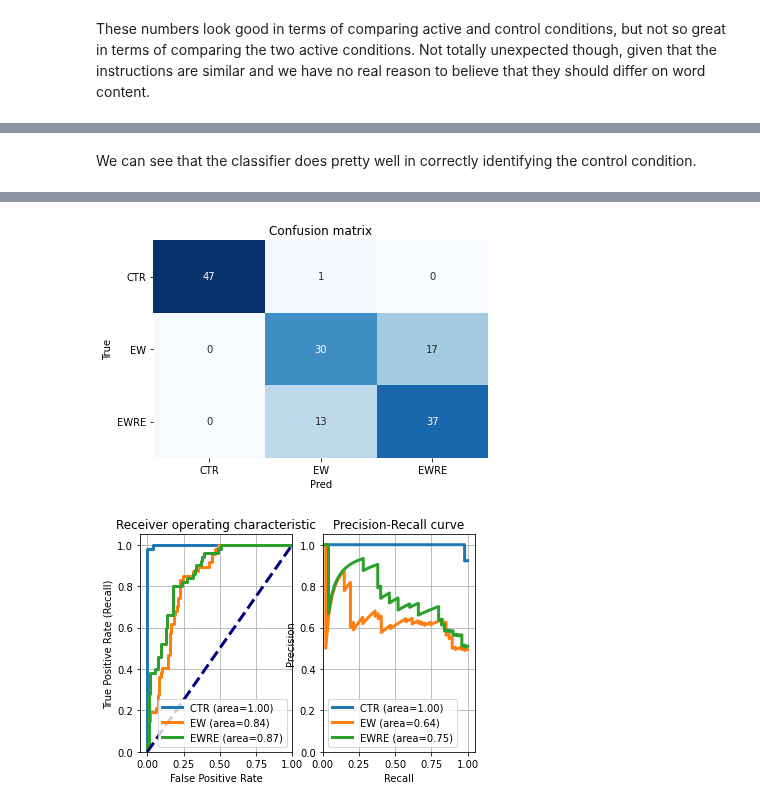
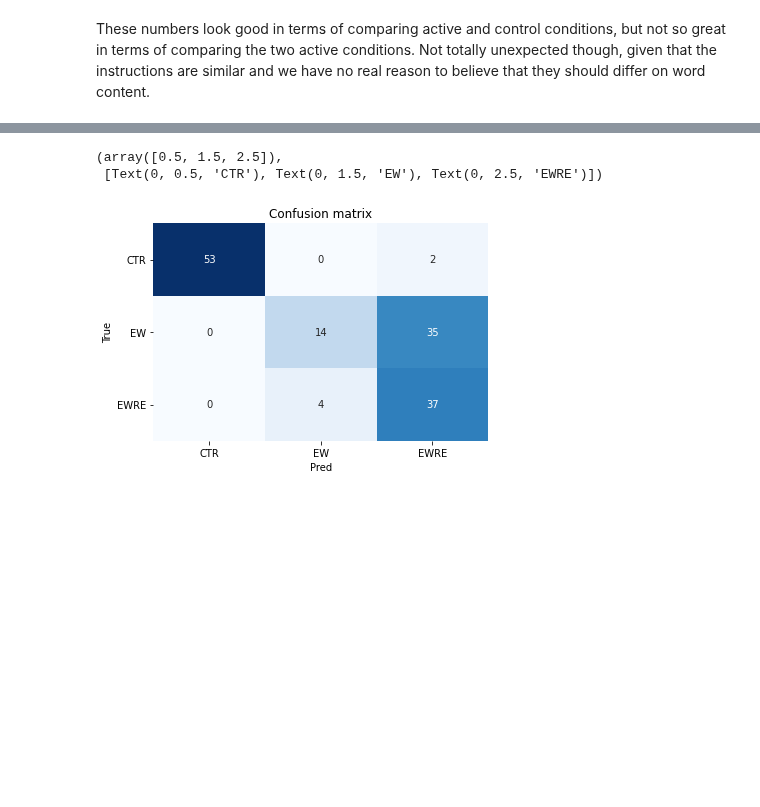
Before and after one commit to lucia-lux/EW_analysis, a Jupyter notebook: ew_nlp_writing.ipynb, the cells around one changed output, grey strips where cells are left out. Cells and saved outputs as stored; diff of their text form; code cells hidden in the pictures; blank space fills up the shorter version.

```diff
--- a/ew_nlp_writing.ipynb
+++ b/ew_nlp_writing.ipynb
@@ -403,0 +504,7 @@ classifier = naive_bayes.MultinomialNB()
+# %%
+classifier = LinearSVC(C=1.0, class_weight="balanced")
+tf_idf = pipeline.Pipeline([('tfidf', vectorizer_tf_idf),("classifier", classifier)])
+
+tf_idf.fit(wrdf_train.writing_cleaned, y_train)
+X_test = wrdf_test['writing_cleaned']
+predicted_lsvm = tf_idf.predict(X_test)
@@ -414,5 +536,0 @@ predicted_prob = model.predict_proba(X_test)
-# %%
-wrdf_test['predicted'] = predicted
-print('Control:' ,wrdf_test.loc[wrdf_test.Group=='CTR',['predicted']].value_counts())
-print('EW:' ,wrdf_test.loc[wrdf_test.Group=='EW',['predicted']].value_counts())
-print('EWRE:' ,wrdf_test.loc[wrdf_test.Group=='EWRE',['predicted']].value_counts())
@@ -437,58 +537,21 @@ See the caveats in the documentation: https://pandas.pydata.org/pandas-docs/stab
-# %% [markdown]
-We can see that the classifier does pretty well in correctly identifying the control condition.
 # %%
-from sklearn import metrics
 
 y_test = wrdf_test['Group']
 classes = np.unique(y_test)
 y_test_array = pd.get_dummies(y_test, drop_first=False).values
 
-## Accuracy, Precision, Recall
-accuracy = metrics.accuracy_score(y_test, predicted)
-auc = metrics.roc_auc_score(y_test, predicted_prob,
-                            multi_class="ovr")
+# Summary of Accuracy, Precision, Recall
+accuracy = metrics.accuracy_score(y_test, predicted_nb)
+auc = metrics.roc_auc_score(y_test, predicted_prob_nb, multi_class="ovr")
 print("Accuracy:",  round(accuracy,2))
 print("Auc:", round(auc,2))
 print("Detail:")
-print(metrics.classification_report(y_test, predicted))
+print(metrics.classification_report(y_test, predicted_nb))
 
-## Plot confusion matrix
-cm = metrics.confusion_matrix(y_test, predicted)
+# Plot confusion matrix
+cm = metrics.confusion_matrix(y_test, predicted_nb)
 fig, ax = plt.subplots()
-sns.heatmap(cm, annot=True, fmt='d', ax=ax, cmap=plt.cm.Blues,
-            cbar=False)
-ax.set(xlabel="Pred", ylabel="True", xticklabels=classes,
-       yticklabels=classes, title="Confusion matrix")
+sns.heatmap(cm, annot=True, fmt='d', ax=ax, cmap=plt.cm.Blues, cbar=False)
+ax.set(xlabel="Pred", ylabel="True", xticklabels=classes, yticklabels=classes, title="Confusion matrix")
 plt.yticks(rotation=0)
-
-fig, ax = plt.subplots(nrows=1, ncols=2)
-## Plot roc
-for i in range(len(classes)):
-    fpr, tpr, thresholds = metrics.roc_curve(y_test_array[:,i],
-                           predicted_prob[:,i])
-    ax[0].plot(fpr, tpr, lw=3,
-              label='{0} (area={1:0.2f})'.format(classes[i],
-                              metrics.auc(fpr, tpr))
-               )
-ax[0].plot([0,1], [0,1], color='navy', lw=3, linestyle='--')
-ax[0].set(xlim=[-0.05,1.0], ylim=[0.0,1.05],
-          xlabel='False Positive Rate',
-          ylabel="True Positive Rate (Recall)",
-          title="Receiver operating characteristic")
-ax[0].legend(loc="lower right")
-ax[0].grid(True)
-
-## Plot precision-recall curve
-for i in range(len(classes)):
-    precision, recall, thresholds = metrics.precision_recall_curve(
-                 y_test_array[:,i], predicted_prob[:,i])
-    ax[1].plot(recall, precision, lw=3,
-               label='{0} (area={1:0.2f})'.format(classes[i],
-                                  metrics.auc(recall, precision))
-              )
-ax[1].set(xlim=[0.0,1.05], ylim=[0.0,1.05], xlabel='Recall',
-          ylabel="Precision", title="Precision-Recall curve")
-ax[1].legend(loc="best")
-ax[1].grid(True)
-plt.show()
 # %% [output]
@@ -507,5 +570,6 @@ weighted avg       0.79      0.79      0.79       145
+(array([0.5, 1.5, 2.5]),
+ [Text(0, 0.5, 'CTR'), Text(0, 1.5, 'EW'), Text(0, 2.5, 'EWRE')])
-[figure, old version]
+[figure, new version]
-[figure, removed]
 # %%
 from lime import lime_text
 
```
Also changed, not shown: parts of 37 cells of this notebook.
